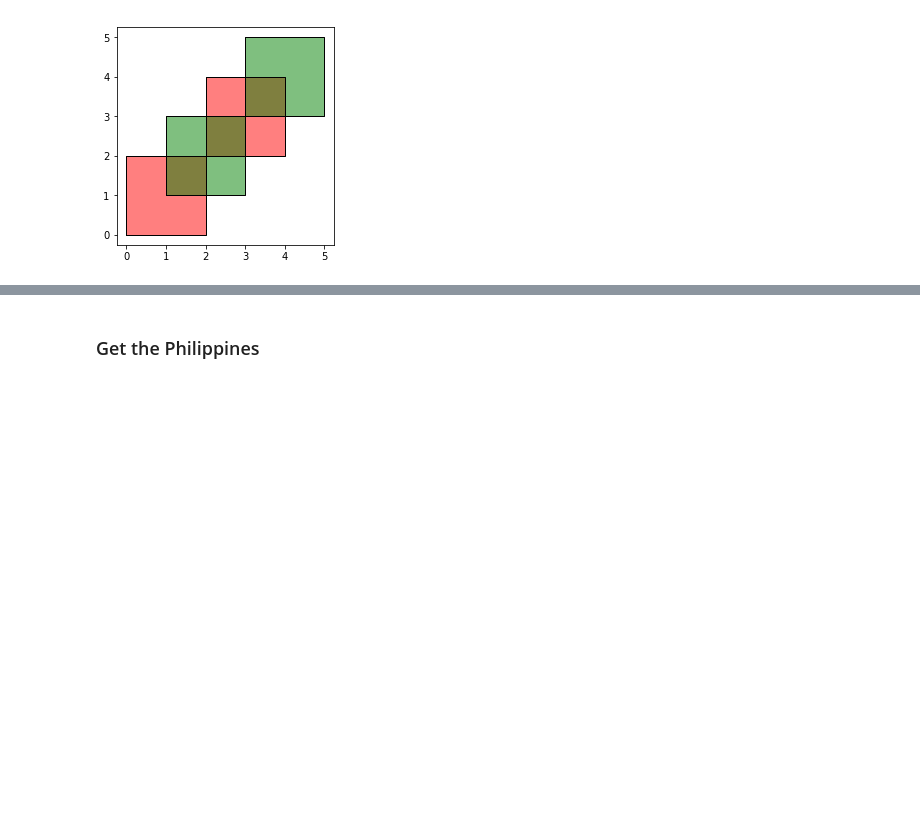
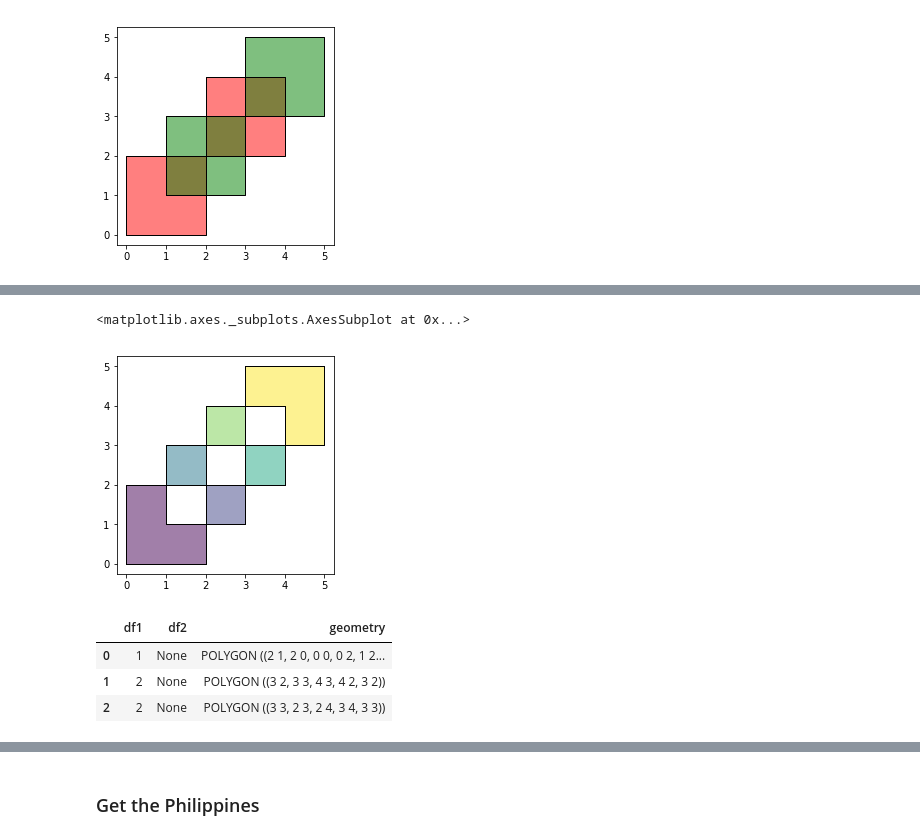
Before and after one commit to fjcamillo/Learn-GeoPandas, a Jupyter notebook: project_files/GeoPandas.ipynb, the cells around one changed output, grey strips where cells are left out. Drawn from its saved outputs; the diff is of its cells as text; code cells hidden in the pictures; blank space fills up the shorter version.

```diff
--- a/project_files/GeoPandas.ipynb
+++ b/project_files/GeoPandas.ipynb
@@ -174,0 +212,2 @@ df2.plot(ax=ax, color='green')
+# %%
+res_symdiff = gpd.overlay(df1, df2, how='symmetric_difference')
@@ -174,0 +224,7 @@ df2.plot(ax=ax, color='green')
+# %%
+ax = res_symdiff.plot()
+df1.plot(ax=ax, facecolor='none')
+df2.plot(ax=ax, facecolor='none')
+# %% [output]
+<matplotlib.axes._subplots.AxesSubplot at 0x...>
+[figure, added]
@@ -174,0 +233,7 @@ df2.plot(ax=ax, color='green')
+# %%
+res_difference
+# %% [output]
+|  | df1 | df2 | geometry |
+| 0 | 1 | None | POLYGON ((2 1, 2 0, 0 0, 0 2, 1 2... |
+| 1 | 2 | None | POLYGON ((3 2, 3 3, 4 3, 4 2, 3 2)) |
+| 2 | 2 | None | POLYGON ((3 3, 2 3, 2 4, 3 4, 3 3)) |
```
Also changed, not shown: parts of 18 cells of this notebook.
